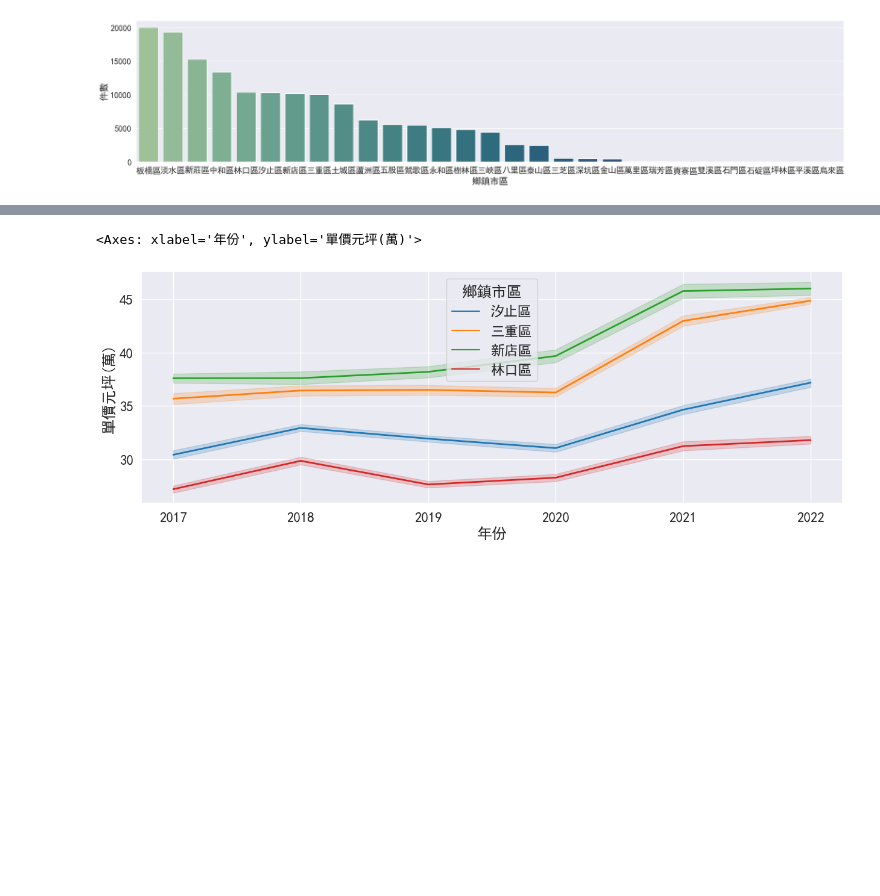
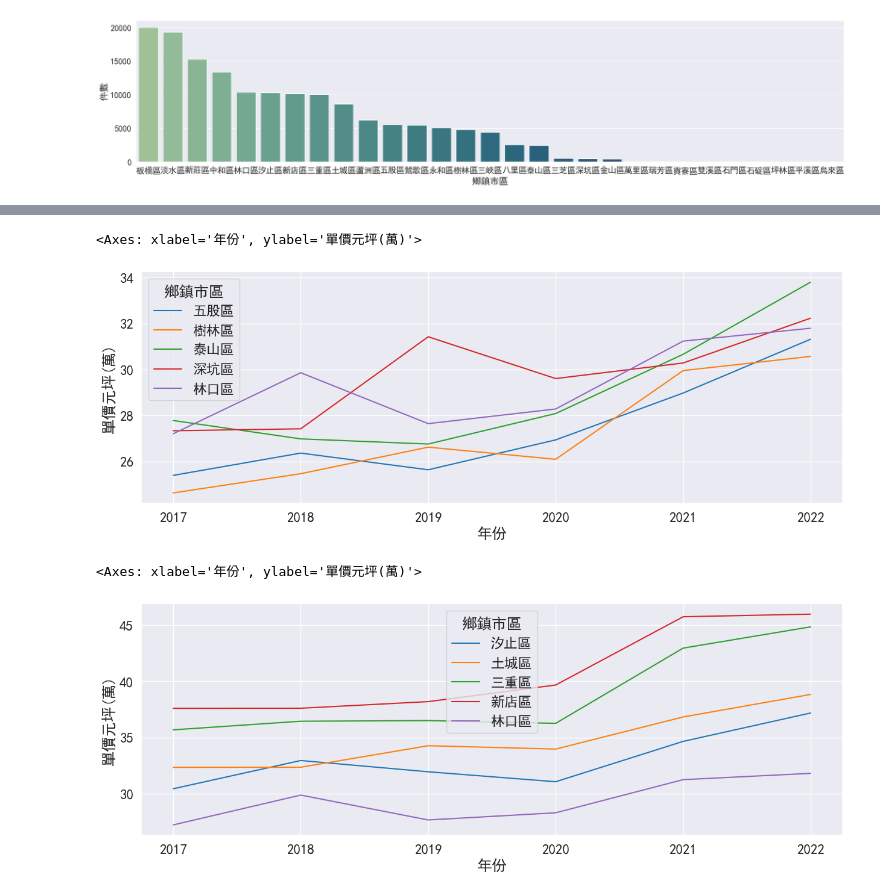
Before and after one commit to chinchi777/New_Taipei_City_House_Price_Analysis_Using_Python, a Jupyter notebook: Newtaipei_House_Sell_Analysis.ipynb, the cells around one changed output, grey strips where cells are left out. Saved outputs shown, nothing was run; the diff lists cells and outputs as text; code cells hidden in the pictures; blank space fills up the shorter version.

```diff
--- a/Newtaipei_House_Sell_Analysis.ipynb
+++ b/Newtaipei_House_Sell_Analysis.ipynb
@@ -316,7 +287,12 @@ import seaborn as sns
 import matplotlib.pyplot as plt
 
 sns.set(rc = {'figure.figsize':(15,5),"font.sans-serif":'simhei'},font_scale=1.5)
-sns.lineplot(data=df_data,x="年份", y="單價元坪(萬)",hue="鄉鎮市區", palette="tab10", linewidth=2)
+sns.lineplot(data=df_data_simiprice,x="年份", y="單價元坪(萬)",hue="鄉鎮市區", palette="tab10",err_style=None)
 # %% [output]
 <Axes: xlabel='年份', ylabel='單價元坪(萬)'>
-[figure, old version]
+[figure, new version]
+# %%
+sns.lineplot(data=df_data_simicase,x="年份", y="單價元坪(萬)",hue="鄉鎮市區", palette="tab10",err_style=None)
+# %% [output]
+<Axes: xlabel='年份', ylabel='單價元坪(萬)'>
+[figure, added]
```
Also changed, not shown: parts of 20 cells of this notebook.
